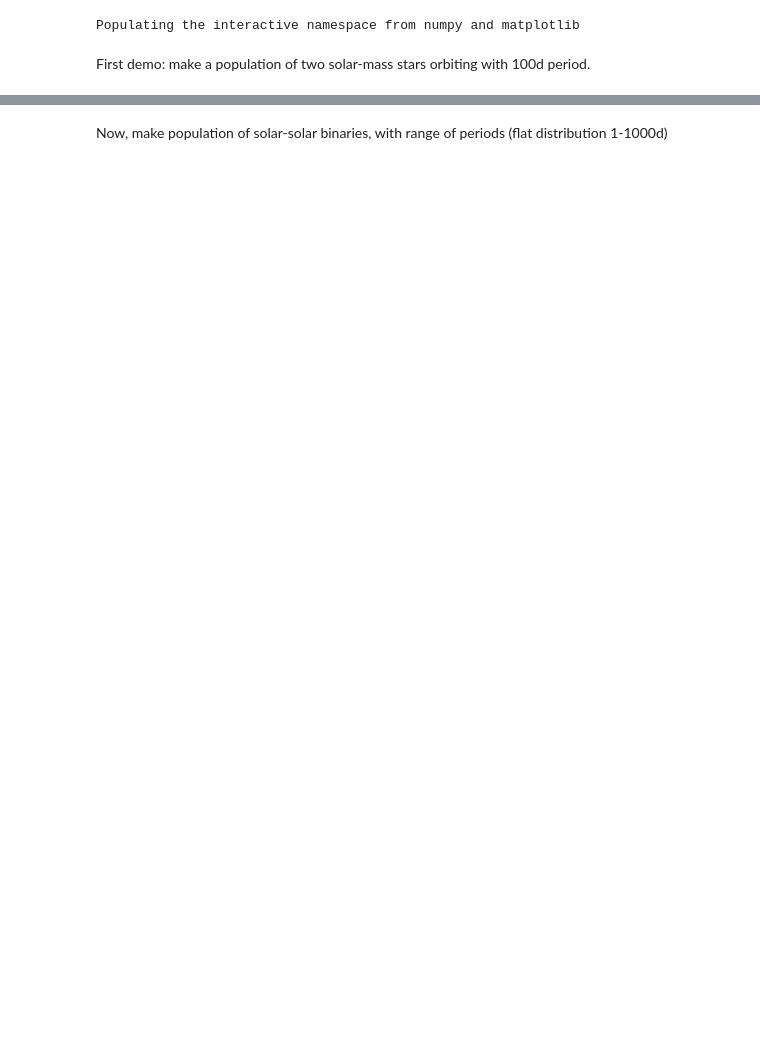
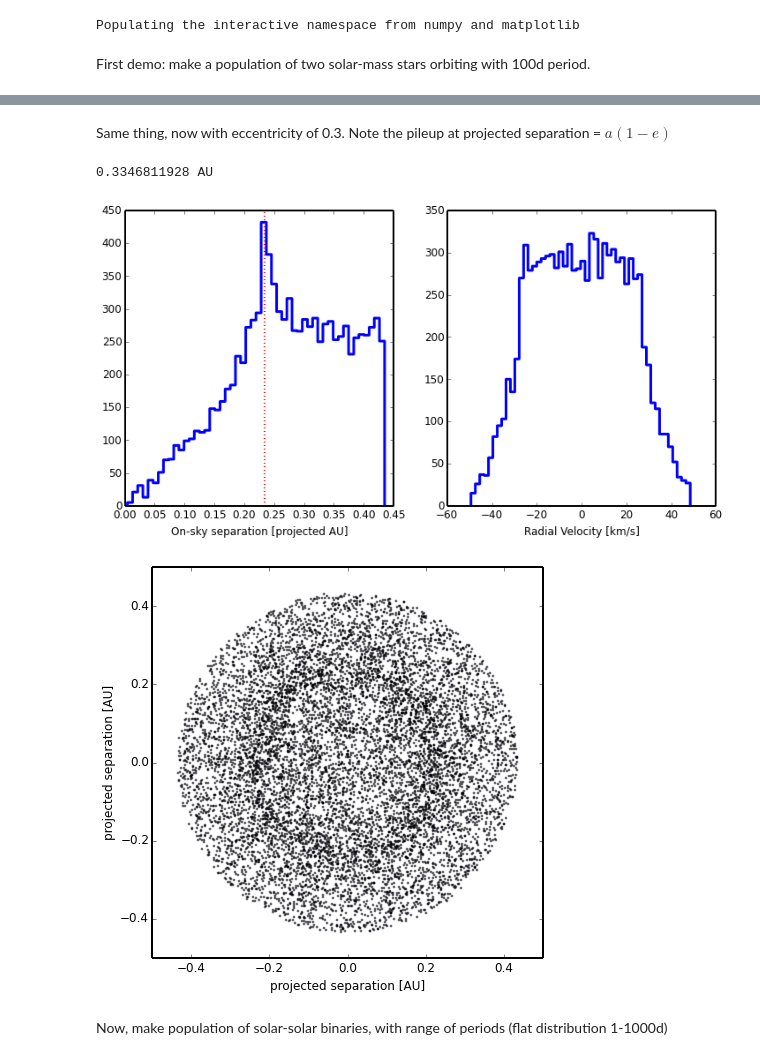
Before and after one commit to lavjams/orbitutils, a Jupyter notebook: notebooks/demo.ipynb, the cells around one changed output, grey strips where cells are left out. Drawn from its saved outputs; the diff is of its cells as text; code cells hidden in the pictures; blank space fills up the shorter version.

```diff
--- a/notebooks/demo.ipynb
+++ b/notebooks/demo.ipynb
@@ -29,3 +26,16 @@ scatterplot(pop)
+# %% [markdown]
+Same thing, now with eccentricity of 0.3.  Note the pileup at projected separation = $a (1-e)$
+# %%
+ecc = 0.3
+pop = OrbitPopulation(1,1,100,n=1e4,ecc=ecc)
+print pop.semimajor
+ax1,ax2 = demoplot(pop)
+ax1.axvline(pop.semimajor.value*(1-ecc),color='r',ls=':')
+pop.scatterplot()
+# %% [output]
+0.3346811928 AU
+[figure, added]
+[figure, added]
 # %% [markdown]
 Now, make population of solar-solar binaries, with range of periods (flat distribution 1-1000d)
 # %%
```
Also changed, not shown: parts of 4 cells of this notebook, 1 other file.
